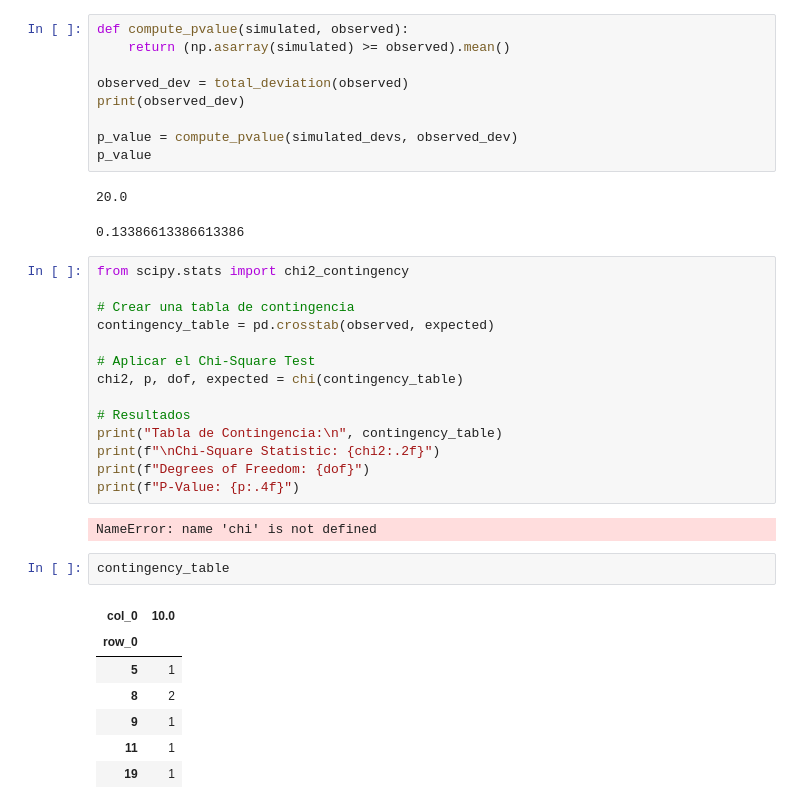
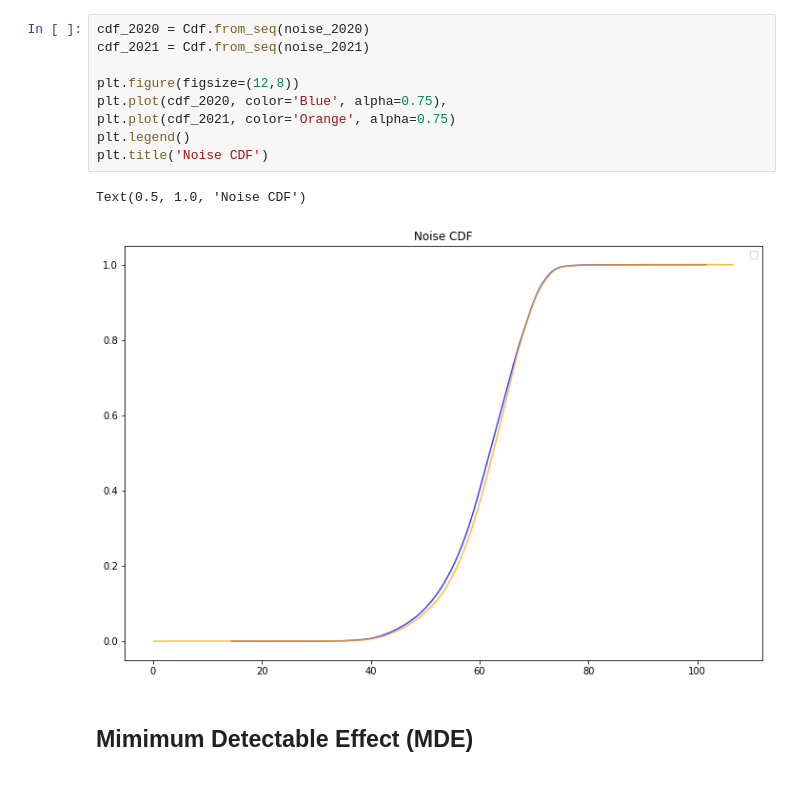
Before and after one commit to ivanseldas/COVID-Noise-Impact-Barcelona, a Jupyter notebook: notebooks/noise_bcn.ipynb, the cells around one changed output. Drawn from its saved outputs; the diff is of its cells as text.

```diff
--- a/notebooks/noise_bcn.ipynb
+++ b/notebooks/noise_bcn.ipynb
@@ -400,38 +69,14 @@ simulated_devs_hist.bar()
-# %%
-def compute_pvalue(simulated, observed):
-    return (np.asarray(simulated) >= observed).mean()
-
-observed_dev = total_deviation(observed)
-print(observed_dev)
-
-p_value = compute_pvalue(simulated_devs, observed_dev)
-p_value
-# %% [output]
-20.0
-0.13386613386613386
-# %%
-from scipy.stats import chi2_contingency
-
-# Crear una tabla de contingencia
-contingency_table = pd.crosstab(observed, expected)
-
-# Aplicar el Chi-Square Test
-chi2, p, dof, expected = chi(contingency_table)
-
-# Resultados
-print("Tabla de Contingencia:\n", contingency_table)
-print(f"\nChi-Square Statistic: {chi2:.2f}")
-print(f"Degrees of Freedom: {dof}")
-print(f"P-Value: {p:.4f}")
-# %% [output]
-NameError: name 'chi' is not defined
-# %%
-contingency_table
-# %% [output]
-| col_0 | 10.0 |
-| row_0 |  |
-| 5 | 1 |
-| 8 | 2 |
-| 9 | 1 |
-| 11 | 1 |
-| 19 | 1 |
+# %%
+cdf_2020 = Cdf.from_seq(noise_2020)
+cdf_2021 = Cdf.from_seq(noise_2021)
+
+plt.figure(figsize=(12,8))
+plt.plot(cdf_2020, color='Blue', alpha=0.75),
+plt.plot(cdf_2021, color='Orange', alpha=0.75)
+plt.legend()
+plt.title('Noise CDF')
+# %% [output]
+Text(0.5, 1.0, 'Noise CDF')
+[figure, added]
+# %% [markdown]
+## Mimimum Detectable Effect (MDE)
```
Also changed, not shown: parts of 50 cells of this notebook.
